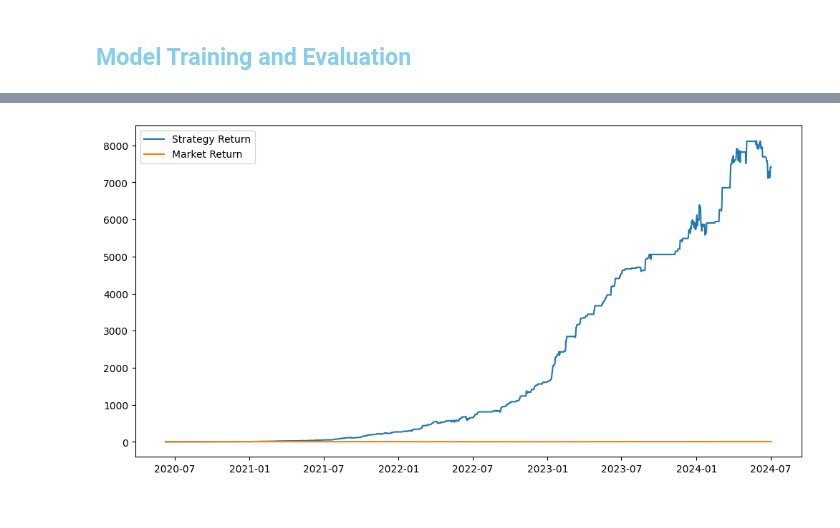
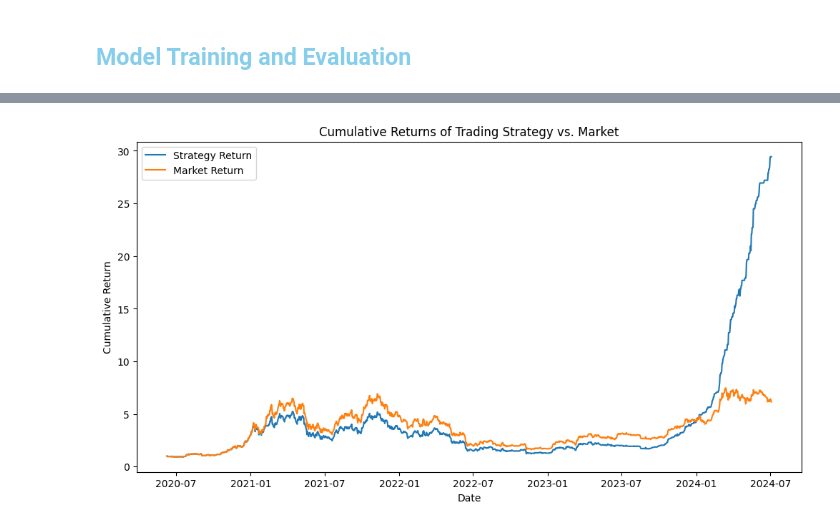
Before and after one commit to Nkamanyi/Predicting-Bitcoin-Price-Movements-with-Machine-Learning, a Jupyter notebook: predicting_bitcoin_price_movement.ipynb, the cells around one changed output, grey strips where cells are left out. Cells and saved outputs as stored; diff of their text form; code cells hidden in the pictures.

```diff
--- a/predicting_bitcoin_price_movement.ipynb
+++ b/predicting_bitcoin_price_movement.ipynb
@@ -137,5 +179,5 @@ def evaluate_model(model, X_test, y_test):
 # %%
-# Classifier 1: Hyperparameter Tuning for Random Forest
+# Classifier 2: Hyperparameter Tuning for Random Forest
 rf_model = RandomForestClassifier(random_state=42)
 
 param_grid_rf = {
@@ -144,10 +186,16 @@ param_grid_rf = {
     'min_samples_split': [2, 5, 10]
 }
 
-grid_search_rf = GridSearchCV(estimator=rf_model, param_grid=param_grid_rf, cv=5, scoring='accuracy', n_jobs=-1)
-grid_search_rf.fit(X_train, y_train)
-print(f'Best Parameters for Random Forest: {grid_search_rf.best_params_}')
+grid_search_rf = GridSearchCV(estimator=rf_model, param_grid=param_grid_rf, scoring='accuracy', cv=5)
+grid_search_rf.fit(X_test, y_test)
 best_rf_model = grid_search_rf.best_estimator_
-print('Random Forest Performance:')
+
+print(f"Best parameter for Random Forest: {grid_search_rf.best_params_}")
+print(f"Best model for Random Forest: {grid_search_rf.best_estimator_}")
+
+print()
+print(f"Random Forest Performance:")
+
+print()
 evaluate_model(best_rf_model, X_test, y_test)
 # %% [output]
@@ -281,3 +323,5 @@ def backtest(data, model, scaler):
     return data
 
 backtest_results = backtest(data.copy(), best_rf_model, scaler)
+backtest_results.dropna(inplace=True)
+backtest_results.head()
@@ -284,8 +337,12 @@ backtest_results = backtest(data.copy(), best_rf_model, scaler)
 # %%
+# Visualizing the Results
 plt.figure(figsize=(12, 6))
+plt.title('Cumulative Returns of Trading Strategy vs. Market')
+plt.xlabel('Date')
+plt.ylabel('Cumulative Return')
 plt.plot(backtest_results.index, backtest_results['Cumulative_Strategy_Return'], label='Strategy Return')
 plt.plot(backtest_results.index, backtest_results['Cumulative_Market_Return'], label='Market Return')
 plt.legend()
 plt.show()
 # %% [output]
-[figure, old version]
+[figure, new version]
```
Also changed, not shown: parts of 11 cells of this notebook.
